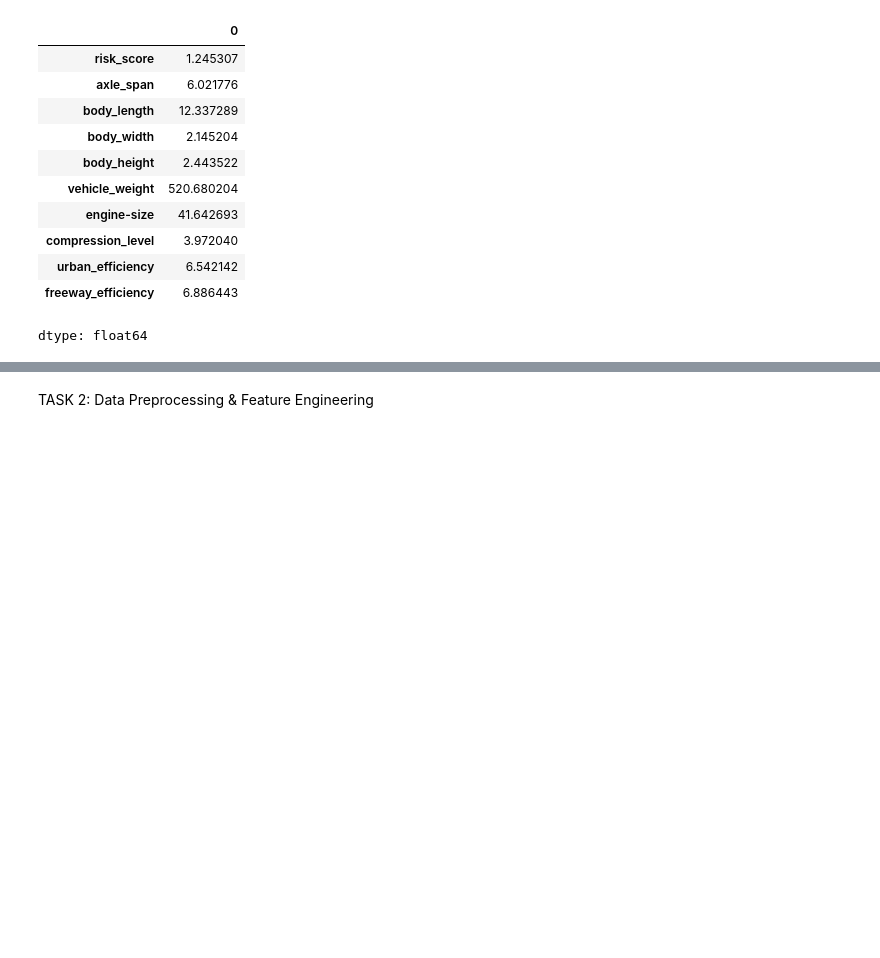
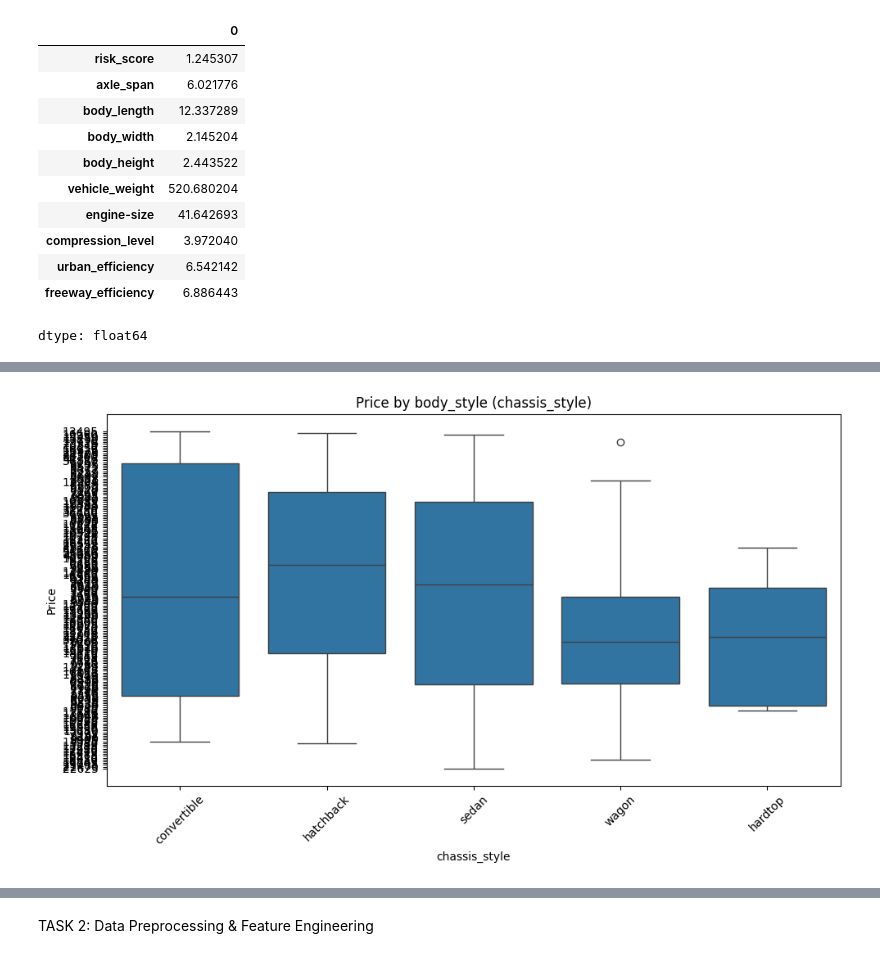
Before and after one commit to SunitaJakhar/Predicting-Car-Prices-Using-Data-Analytics-and-Machine-Learning, a Jupyter notebook: Predicting_Car_Prices_Using_Data_Analytics_and_Machine_Learning.ipynb, the cells around one changed output, grey strips where cells are left out. Drawn from its saved outputs; the diff is of its cells as text; code cells hidden in the pictures; blank space fills up the shorter version.

```diff
--- a/Predicting_Car_Prices_Using_Data_Analytics_and_Machine_Learning.ipynb
+++ b/Predicting_Car_Prices_Using_Data_Analytics_and_Machine_Learning.ipynb
@@ -175,0 +217,13 @@ Unique values in column 'brand':
+# %%
+# Boxplot - Price vs Body_style (chassis_style)
+
+plt.figure(figsize=(10, 6))
+sns.boxplot(data=df, x='chassis_style', y='Price')
+plt.title('Price by body_style (chassis_style)')
+plt.xlabel('chassis_style')
+plt.ylabel('Price')
+plt.xticks(rotation=45)
+plt.tight_layout()
+plt.show()
+# %% [output]
+[figure, added]
```
Also changed, not shown: parts of 40 cells of this notebook.
